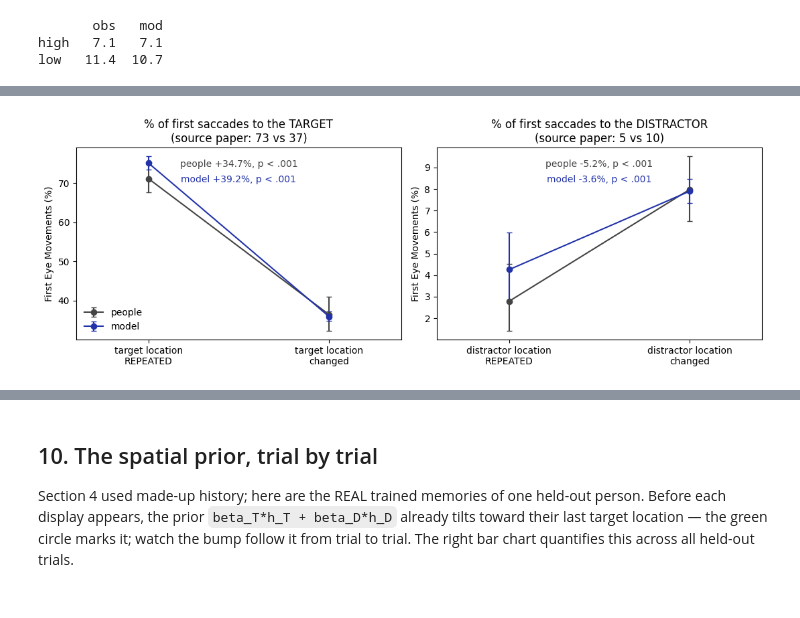
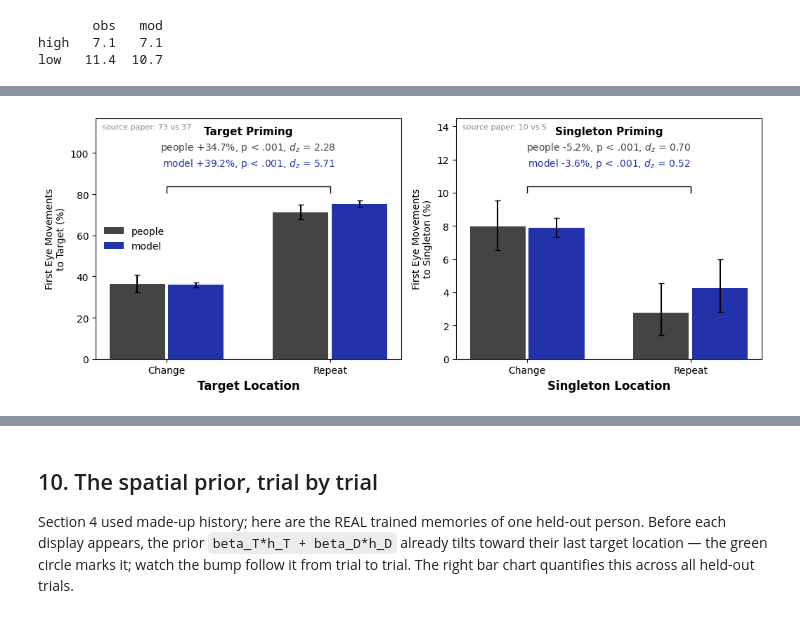
Before and after one commit to HanZhang-psych/Ego-Spatial-Sense, a Jupyter notebook: Visual-Search/tutorial_visual_search.ipynb, the cells around one changed output, grey strips where cells are left out. Drawn from its saved outputs; the diff is of its cells as text; code cells hidden in the pictures.

```diff
--- a/Visual-Search/tutorial_visual_search.ipynb
+++ b/Visual-Search/tutorial_visual_search.ipynb
@@ -1016,72 +1016,82 @@ gen2 = torch.Generator().manual_seed(1)
 sim2 = torch.multinomial(prob, 1, generator=gen2).squeeze(1)
 simch2 = torch.zeros(N, 6); simch2[torch.arange(N), sim2] = 1
 
-def line_pair(mA, mB, pick, labels, title, paper):
-    '''The 9a construction for a two-condition contrast:
-    per-subject means, bootstrapped 95% CI over subjects, model
-    line from the regenerated saccades, paired t-test (condition A
-    vs B across subjects) separately per line.'''
+def priming_panel(ax, m_change, m_repeat, pick, effect_name,
+                  what, paper):
+    """Paper-style priming panel: Change vs Repeat bars (people +
+    model), per-subject means over held-out people, bootstrapped
+    95% CI error bars, model bars from the regenerated saccades,
+    and a bracket annotated with the effect (repeat - change), p,
+    and d_z from a paired t-test across subjects."""
     frames = []
-    for m_ in (mA, mB):
+    for m_ in (m_change, m_repeat):
         d_ = pd.DataFrame(dict(
             si=tt["si"][m_].numpy(),
             obs=(chose[m_] * pick[m_]).sum(1).numpy(),
             mod=(simch2[m_] * pick[m_]).sum(1).numpy()))
         frames.append(d_.groupby("si").mean() * 100)
-    p2 = frames[0].join(frames[1], lsuffix="_A", rsuffix="_B").dropna()
+    p2 = frames[0].join(frames[1], lsuffix="_ch", rsuffix="_rep").dropna()
     idx_b = np.random.default_rng(0).integers(0, len(p2), (10000, len(p2)))
     ci = pd.DataFrame(np.percentile(p2.values[idx_b].mean(1),
                                     [2.5, 97.5], axis=0).T,
                       index=p2.columns, columns=["lo", "hi"])
-    tests_ = {w_: pg.ttest(p2[w_ + "_A"], p2[w_ + "_B"], paired=True)
-              for w_ in ("obs", "mod")}
-    ax = plt.gca()
-    for k, (w_, c_, lab) in enumerate([("obs", "#444444", "people"),
-                                       ("mod", "#2233aa", "model")]):
-        cols = [w_ + "_A", w_ + "_B"]
+    series = [("obs", "#444444", "people"), ("mod", "#2233aa", "model")]
+    tests_, top = {}, 0.0
+    x = np.arange(2)
+    for k, (w_, c_, lab) in enumerate(series):
+        cols = [w_ + "_ch", w_ + "_rep"]
         y = p2[cols].mean().values
         e = np.stack([y - ci.lo[cols], ci.hi[cols] - y])
-        ax.errorbar(np.arange(2), y, yerr=e, color=c_, marker="o",
-                    ms=6, capsize=3, lw=1.5, label=lab)
-        ax.text(0.5, 0.90 - 0.08 * k,
-                f"{lab} {y[0] - y[1]:+.1f}%, {p_str(tests_[w_])}",
-                transform=ax.transAxes, ha="center", fontsize=10,
-                color=c_)
-    ax.set_xticks(np.arange(2), labels)
-    ax.set_xlim(-0.4, 1.4)
-    ax.set_ylabel("First Eye Movements (%)")
-    ax.set_title(f"{title}\n{paper}")
+        ax.bar(x + (k - 0.5) * 0.36, y, 0.34, yerr=e, capsize=3,
+               color=c_, label=lab)
+        tests_[w_] = pg.ttest(p2[w_ + "_rep"], p2[w_ + "_ch"],
+                              paired=True)
+        top = max(top, (y + e[1]).max())
+    # the bracket, then one annotation line per series
+    ax.plot([0, 0, 1, 1],
+            [top * 1.05, top * 1.09, top * 1.09, top * 1.05],
+            "k-", lw=1)
+    ax.text(0.5, top * 1.42, effect_name, ha="center", fontsize=11,
+            fontweight="bold")
+    for k, (w_, c_, lab) in enumerate(series):
+        t_ = tests_[w_]
+        eff = p2[w_ + "_rep"].mean() - p2[w_ + "_ch"].mean()
+        dz = abs(t_["T"].iloc[0]) / np.sqrt(len(p2))
+        ax.text(0.5, top * (1.32 - 0.10 * k),
+                f"{lab} {eff:+.1f}%, {p_str(t_)}, $d_z$ = {dz:.2f}",
+                ha="center", fontsize=10, color=c_)
+    ax.set_xticks(x, ["Change", "Repeat"])
+    ax.set_xlabel(what, fontsize=12, fontweight="bold")
+    ax.set_ylabel(f"First Eye Movements\nto {what.split()[0]} (%)")
+    ax.set_ylim(0, top * 1.52)
+    ax.text(0.02, 0.98, paper, transform=ax.transAxes, va="top",
+            fontsize=8, color="#888888")
     return tests_, len(p2)
 
-plt.figure(figsize=(11, 4))
-plt.subplot(1, 2, 1)
+fig, axes = plt.subplots(1, 2, figsize=(10.5, 4.2))
 tr = test & first & torch.tensor(sacc2.prevT.values == sacc.targLoc.values)
 tc_ = test & first & torch.tensor((sacc2.prevT.values != sacc.targLoc.values)
                                   & ~np.isnan(sacc2.prevT.values))
-tests_T, nT = line_pair(
-    tr, tc_, isT, ["target location\nREPEATED", "target location\nchanged"],
-    "% of first saccades to the TARGET", "(source paper: 73 vs 37)")
-plt.legend(loc="lower left", frameon=False)
-plt.subplot(1, 2, 2)
+tests_T, nT = priming_panel(axes[0], tc_, tr, isT, "Target Priming",
+                            "Target Location", "source paper: 73 vs 37")
+axes[0].legend(loc="center left", frameon=False)
 sr = test & first & sing_present & torch.tensor(
     (sacc2.prevS.values == sacc.singLoc.values) & (sacc2.prevS.values > 0))
 sc2 = test & first & sing_present & torch.tensor(
     sacc2.prevS.values != sacc.singLoc.values)
-tests_S, nS = line_pair(
-    sr, sc2, isS,
-    ["distractor location\nREPEATED", "distractor location\nchanged"],
-    "% of first saccades to the DISTRACTOR", "(source paper: 5 vs 10)")
+tests_S, nS = priming_panel(axes[1], sc2, sr, isS, "Singleton Priming",
+                            "Singleton Location", "source paper: 10 vs 5")
 plt.tight_layout()
 plt.show()
 
 for lab, tests_, n_ in [("target location: repeat vs change", tests_T, nT),
-                        ("distractor location: repeat vs change",
+                        ("singleton location: repeat vs change",
                          tests_S, nS)]:
     for w_, who in (("obs", "people"), ("mod", "model")):
         print(f"{who}, {lab} (paired across {n_} held-out subjects)")
         print(tests_[w_].round(4).to_string(index=False), "\n")
 # %% [output]
-[figure, old version]
+[figure, new version]
 people, target location: repeat vs change (paired across 66 held-out subjects)
     T  dof alternative  p_val           CI95  cohen_d  power      BF10
 18.55   65   two-sided    0.0 [30.99, 38.47]   2.1078    1.0 2.865e+24
```
Also changed, not shown: parts of 2 cells of this notebook.
